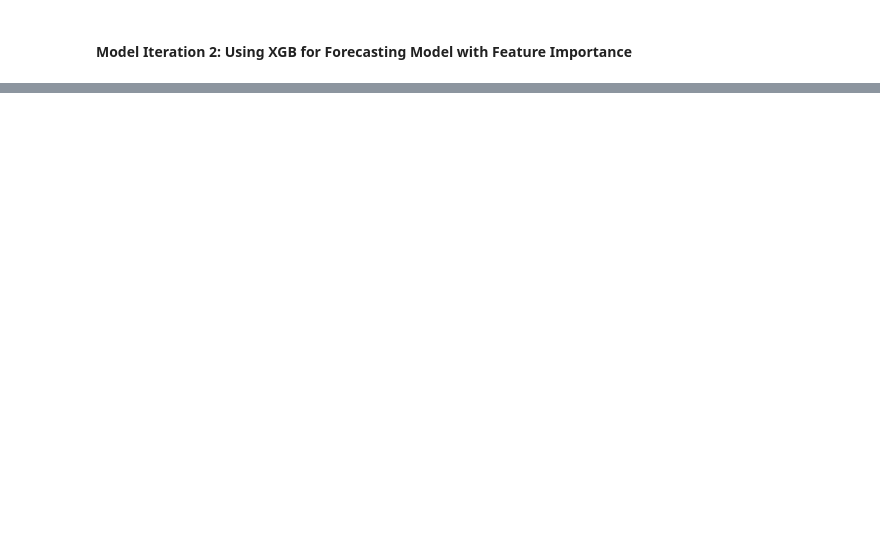
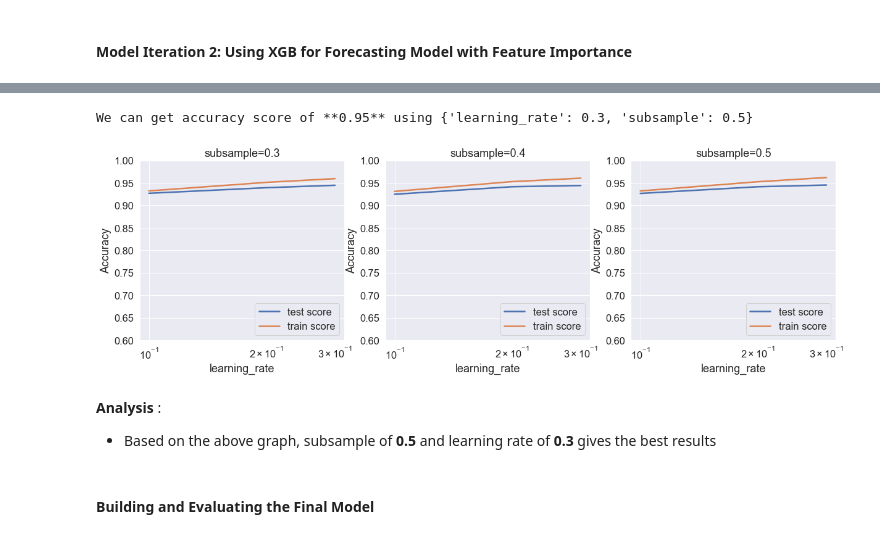
Before and after one commit to rramchan12/Telecom-Churn-CaseStudy, a Jupyter notebook: Telecom Churn Case Study_rr.ipynb, the cells around one changed output, grey strips where cells are left out. Drawn from its saved outputs; the diff is of its cells as text; code cells hidden in the pictures; blank space fills up the shorter version.

```diff
--- a/Telecom Churn Case Study_rr.ipynb
+++ b/Telecom Churn Case Study_rr.ipynb
@@ -1393,3 +1396,7 @@ dill.dump_session('notebook_env.db')
 import xgboost as xgb
 from xgboost import XGBClassifier
 from xgboost import plot_importance
+# %%
+# fit model on training data with default hyperparameters
+model = XGBClassifier(random_state=100)
+model.fit(X_tr, y_tr)
@@ -1395,0 +1465,3 @@ from xgboost import plot_importance
+# %%
+# fit the model
+model_cv.fit(X_tr, y_tr)
@@ -1395,0 +1491,35 @@ from xgboost import plot_importance
+# %%
+# cv results
+cv_results_xboost = pd.DataFrame(model_cv.cv_results_)
+cv_results_xboost['param_learning_rate'] = cv_results_xboost['param_learning_rate'].astype('float')
+# %%
+# printing the optimal accuracy score and hyperparameters
+print('We can get accuracy score of **'+str(round(model_cv.best_score_,2))+'** using '+str(model_cv.best_params_))
+# %% [output]
+We can get accuracy score of **0.95** using {'learning_rate': 0.3, 'subsample': 0.5}
+# %%
+def plot_for_xboost(param_grid,cv_results):
+    plt.figure(figsize=(18,5))
+    for n, subsample in enumerate(param_grid['subsample']):
+        # subplot 1/n
+        plt.subplot(1,len(param_grid['subsample']), n+1)
+        df = cv_results[cv_results['param_subsample']==subsample]
+
+        plt.plot(df["param_learning_rate"], df["mean_test_score"])
+        plt.plot(df["param_learning_rate"], df["mean_train_score"])
+        plt.xlabel('learning_rate')
+        plt.ylabel('Accuracy')
+        plt.title("subsample={0}".format(subsample))
+        plt.ylim([0.60, 1])
+        plt.legend(['test score', 'train score'], loc='lower right')
+        plt.xscale('log')
+# %%
+param_grid1 = {'learning_rate': [0.1,0.2,0.3], 'subsample': [0.3,0.4,0.5]}
+plot_for_xboost(param_grid1,cv_results_xboost)
+# %% [output]
+[figure, added]
+# %% [markdown]
+**Analysis** :
+- Based on the above graph, subsample of **0.5** and learning rate of **0.3** gives the best results
+# %% [markdown]
+#### Building and Evaluating the Final Model ####
```
Also changed, not shown: parts of 16 cells of this notebook.
